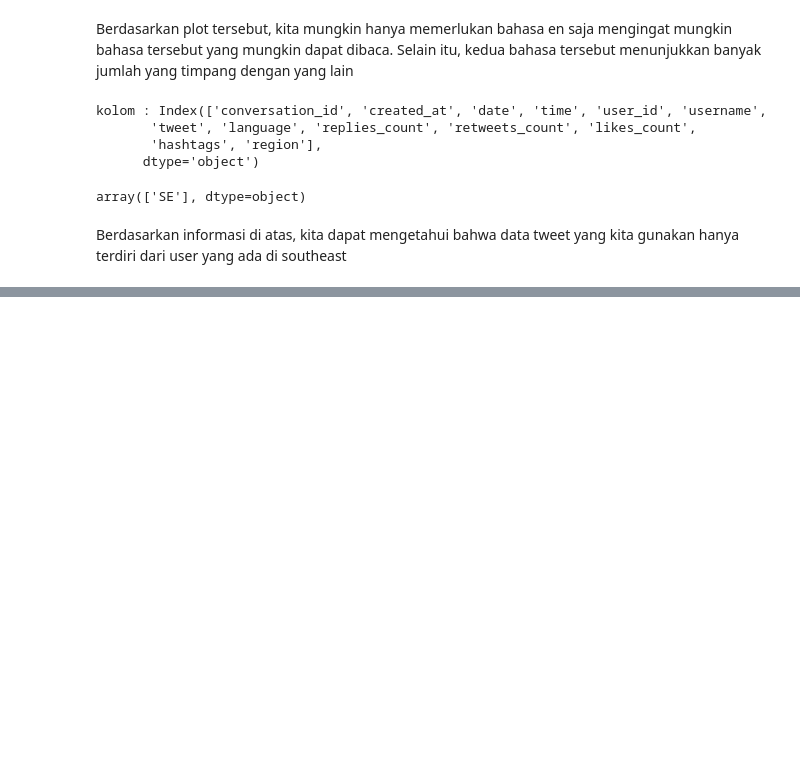
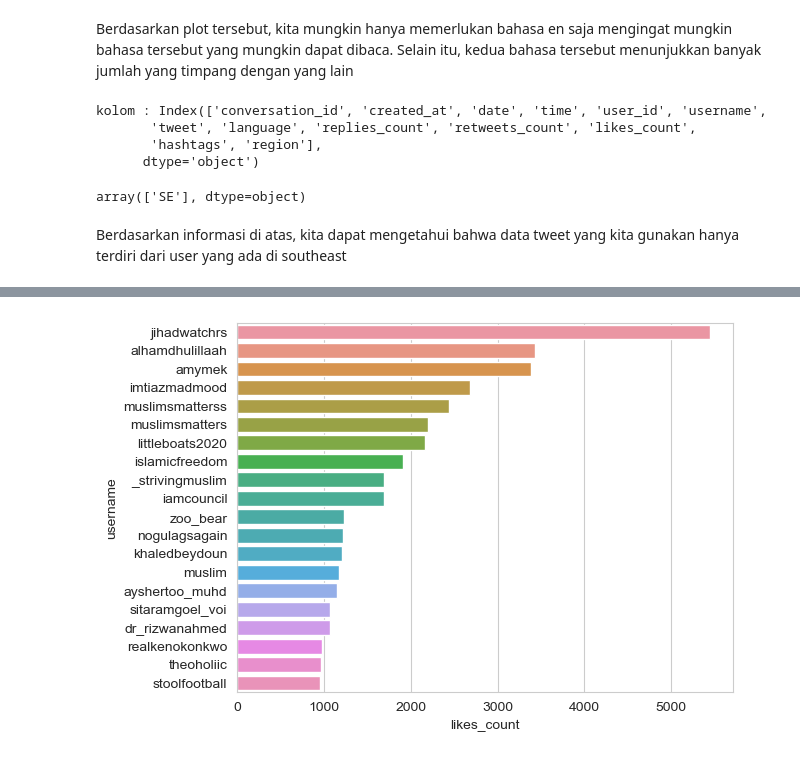
Before and after one commit to rarmnsyah/DATASCIENCE, a Jupyter notebook: MEGA-PROJECT/main.ipynb, the cells around one changed output, grey strips where cells are left out. Saved outputs shown, nothing was run; the diff lists cells and outputs as text; code cells hidden in the pictures; blank space fills up the shorter version.

```diff
--- a/MEGA-PROJECT/main.ipynb
+++ b/MEGA-PROJECT/main.ipynb
@@ -225,4 +186,6 @@ highest_tweet(df_copy, 'retweets_count', 20)
 # %%
-highest_tweet(df_copy, 'likes_count', 20)
+top_user_id.append(highest_tweets(df_copy, 'likes_count', 20))
+# %% [output]
+[figure, added]
 # %%
 df['username'].nunique(), df['user_id'].nunique()
```
Also changed, not shown: parts of 19 cells of this notebook.
